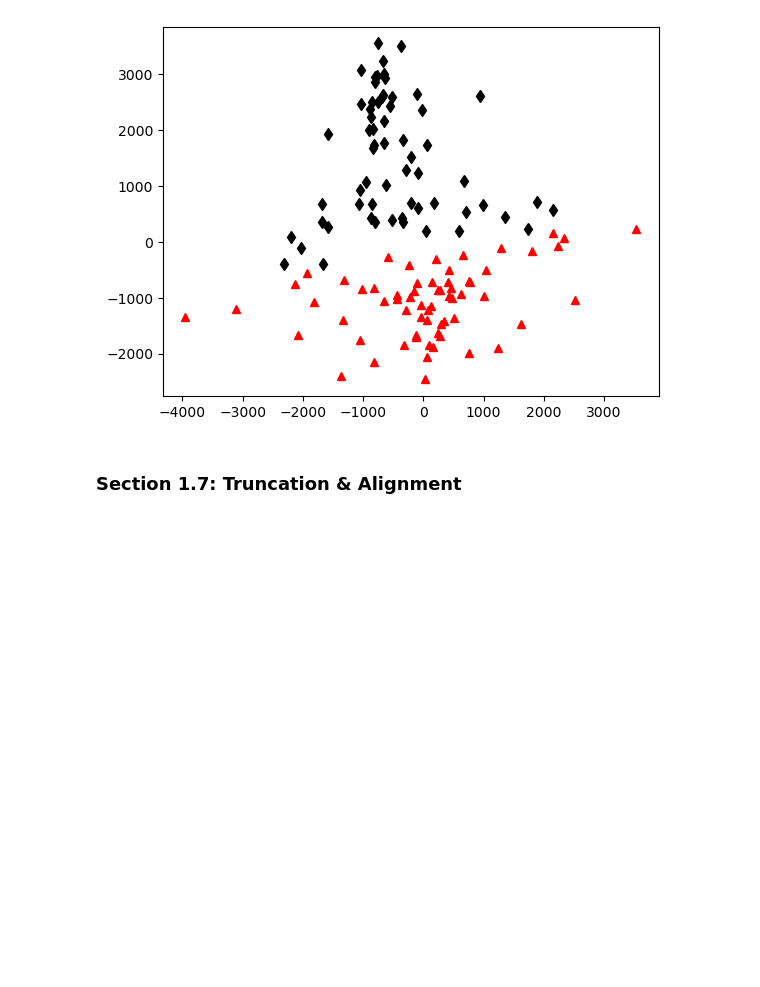
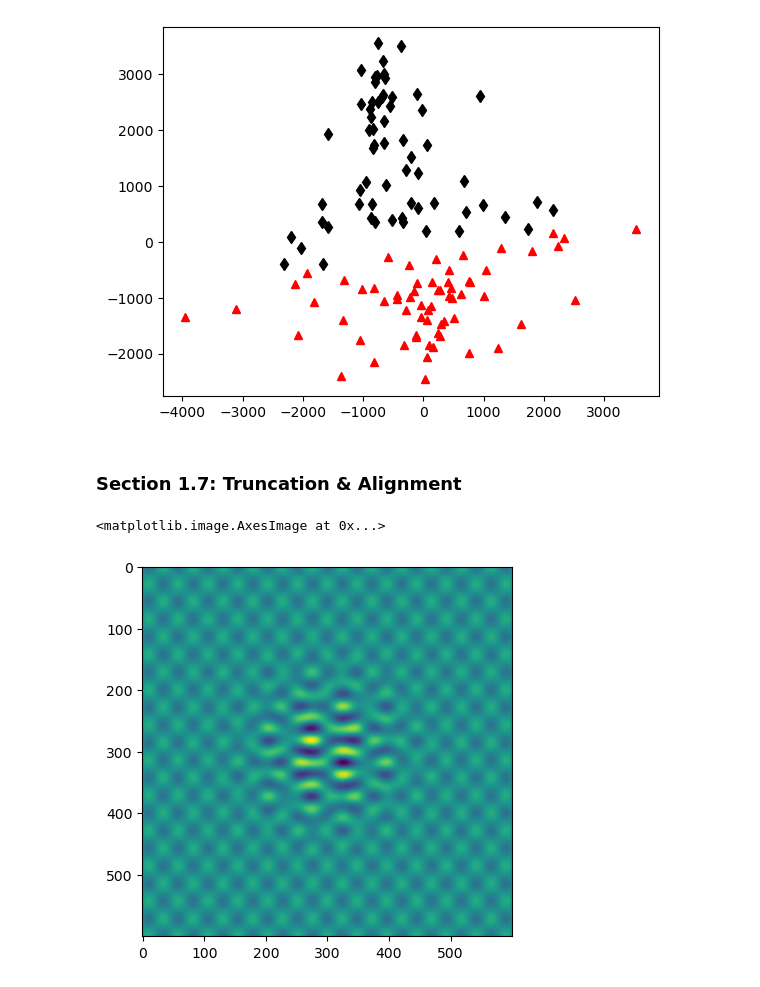
Before and after one commit to sa8692/Machine_Learning_Book_Exercises, a Jupyter notebook: Chapter_1.ipynb, the cells around one changed output. Saved outputs shown, nothing was run; the diff lists cells and outputs as text; code cells hidden in the pictures; blank space fills up the shorter version.

```diff
--- a/Chapter_1.ipynb
+++ b/Chapter_1.ipynb
@@ -320,3 +318,17 @@ plt.plot(PCACoordsP2[0, :], PCACoordsP2[1, :], '^', color = 'r')
 [figure]
 # %% [markdown]
 ### Section 1.7: Truncation & Alignment
+# %%
+#Exmple: Comparison of various thresholding approaches on noisy low-rank data
+
+t = np.arange(-3, 3, 0.01)
+
+Utrue = np.array([np.cos(17*t) * np.exp(-t**2), np.sin(11*t)]).T
+Strue = np.array([[2, 0], [0, 0.5]])
+Vtrue = np.array([np.sin(5*t) * np.exp(-t**2), np.cos(13*t)]).T
+
+X = Utrue @ Strue @ Vtrue.T
+plt.imshow(X)
+# %% [output]
+<matplotlib.image.AxesImage at 0x...>
+[figure, added]
```
Also changed, not shown: parts of 11 cells of this notebook.
